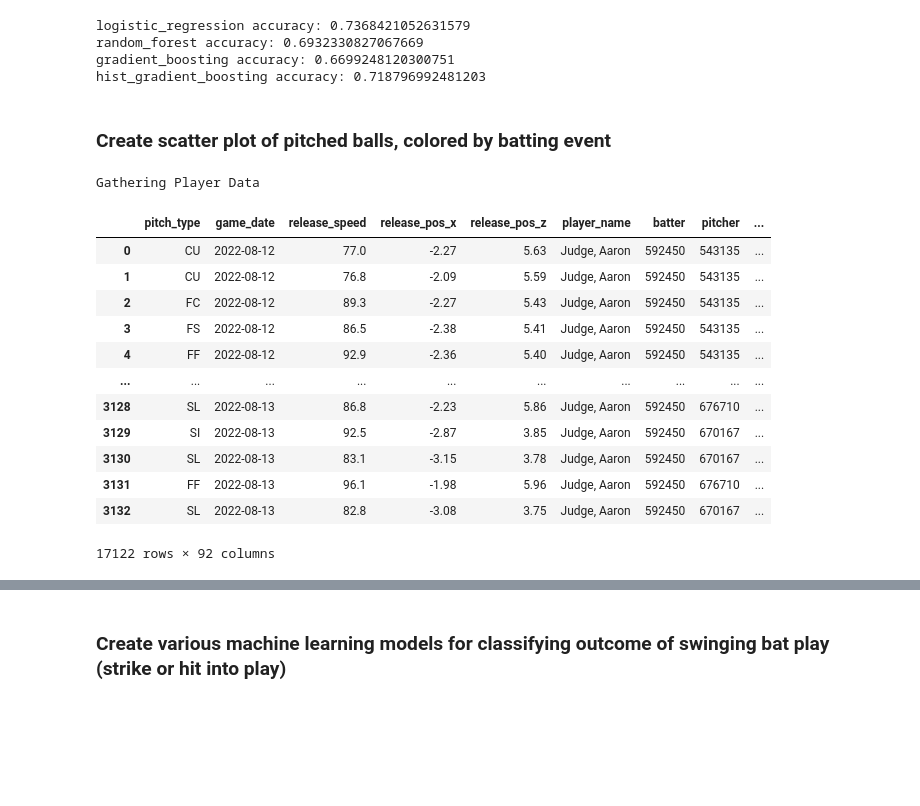
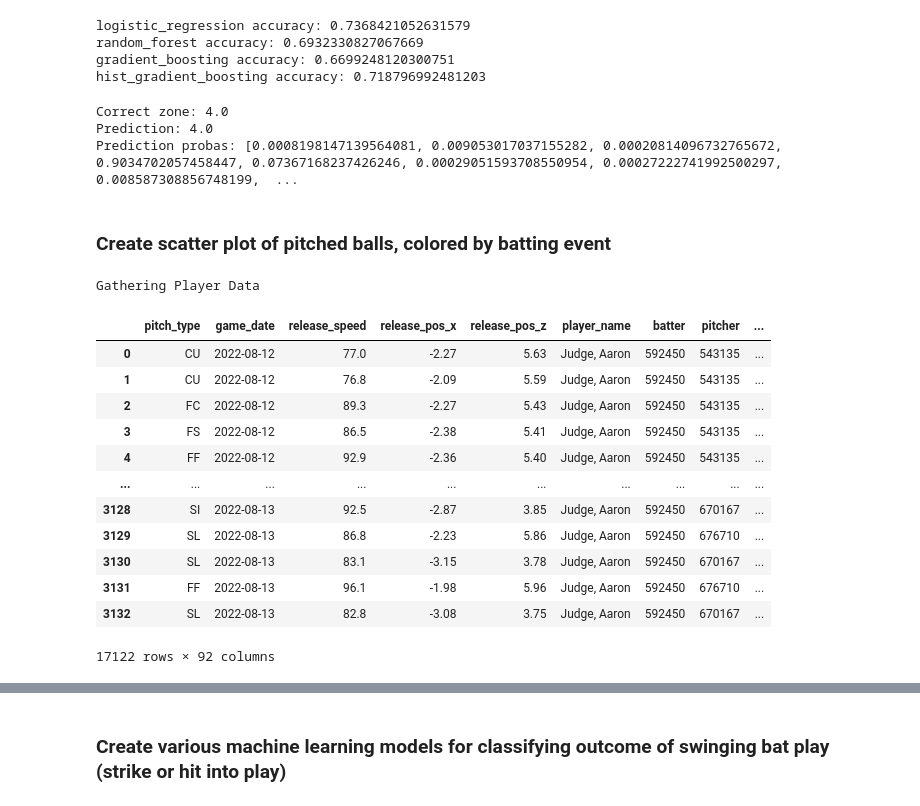
Before and after one commit to roshankern/MLB_Metrics_DS, a Jupyter notebook: mlb_metrics_backend/helpers_example.ipynb, the cells around one changed output, grey strips where cells are left out. Drawn from its saved outputs; the diff is of its cells as text; code cells hidden in the pictures; blank space fills up the shorter version.

Commit message:
update model predictions

```diff
--- a/mlb_metrics_backend/helpers_example.ipynb
+++ b/mlb_metrics_backend/helpers_example.ipynb
@@ -98,32 +98,45 @@ logistic_regression accuracy: 0.7368421052631579
 random_forest accuracy: 0.6932330827067669
 gradient_boosting accuracy: 0.6699248120300751
 hist_gradient_boosting accuracy: 0.718796992481203
+# %%
+random_row = mikolaus_model_data.sample(n=1, random_state=0)
+random_row_features = random_row.drop(columns=["zone"])
+random_row_target = random_row["zone"]
+
+prediction, prediction_probas = mlb_metrics_helpers.model_prediction(model, random_row_features)
+print(f"Correct zone: {random_row_target.values[0]}")
+print(f"Prediction: {prediction}")
+print(f"Prediction probas: {prediction_probas}")
+# %% [output]
+Correct zone: 4.0
+Prediction: 4.0
+Prediction probas: [0.0008198147139564081, 0.009053017037155282, 0.00020814096732765672, 0.9034702057458447, 0.07367168237426246, 0.00029051593708550954, 0.00027222741992500297, 0.008587308856748199,  ...
 # %% [markdown]
 ### Create scatter plot of pitched balls, colored by batting event
 # %%
 # get batter data
-kwan_id = mlb_metrics_helpers.player_id("Judge", "Aaron")
-kwan_general_stats = mlb_metrics_helpers.player_general_metrics(kwan_id, timeline_type="career")
-kwan_timeline = mlb_metrics_helpers.parse_career_timeline(kwan_general_stats)
-kwan_specific_stats = mlb_metrics_helpers.player_specific_metrics(
-    kwan_id,
+judge_id = mlb_metrics_helpers.player_id("Judge", "Aaron")
+judge_general_stats = mlb_metrics_helpers.player_general_metrics(judge_id, timeline_type="career")
+judge_timeline = mlb_metrics_helpers.parse_career_timeline(judge_general_stats)
+judge_specific_stats = mlb_metrics_helpers.player_specific_metrics(
+    judge_id,
     metric_type="batting",
-    start_dt=kwan_timeline[0],
-    end_dt=kwan_timeline[1],
+    start_dt=judge_timeline[0],
+    end_dt=judge_timeline[1],
 )
 
-kwan_specific_stats
+judge_specific_stats
 # %% [output]
 Gathering Player Data
 |  | pitch_type | game_date | release_speed | release_pos_x | release_pos_z | player_name | batter | pitcher | ... |
 | 0 | CU | 2022-08-12 | 77.0 | -2.27 | 5.63 | Judge, Aaron | 592450 | 543135 | ... |
 | 1 | CU | 2022-08-12 | 76.8 | -2.09 | 5.59 | Judge, Aaron | 592450 | 543135 | ... |
 | 2 | FC | 2022-08-12 | 89.3 | -2.27 | 5.43 | Judge, Aaron | 592450 | 543135 | ... |
 | 3 | FS | 2022-08-12 | 86.5 | -2.38 | 5.41 | Judge, Aaron | 592450 | 543135 | ... |
 | 4 | FF | 2022-08-12 | 92.9 | -2.36 | 5.40 | Judge, Aaron | 592450 | 543135 | ... |
 | ... | ... | ... | ... | ... | ... | ... | ... | ... | ... |
-| 3128 | SL | 2022-08-13 | 86.8 | -2.23 | 5.86 | Judge, Aaron | 592450 | 676710 | ... |
-| 3129 | SI | 2022-08-13 | 92.5 | -2.87 | 3.85 | Judge, Aaron | 592450 | 670167 | ... |
+| 3128 | SI | 2022-08-13 | 92.5 | -2.87 | 3.85 | Judge, Aaron | 592450 | 670167 | ... |
+| 3129 | SL | 2022-08-13 | 86.8 | -2.23 | 5.86 | Judge, Aaron | 592450 | 676710 | ... |
 | 3130 | SL | 2022-08-13 | 83.1 | -3.15 | 3.78 | Judge, Aaron | 592450 | 670167 | ... |
 | 3131 | FF | 2022-08-13 | 96.1 | -1.98 | 5.96 | Judge, Aaron | 592450 | 676710 | ... |
 | 3132 | SL | 2022-08-13 | 82.8 | -3.08 | 3.75 | Judge, Aaron | 592450 | 670167 | ... |
```
Also changed, not shown: parts of 5 cells of this notebook, 3 other files.
